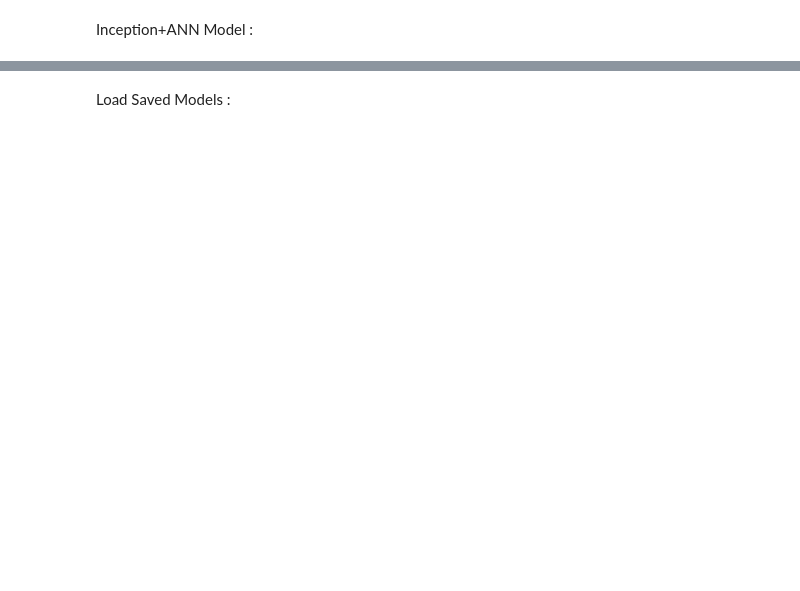
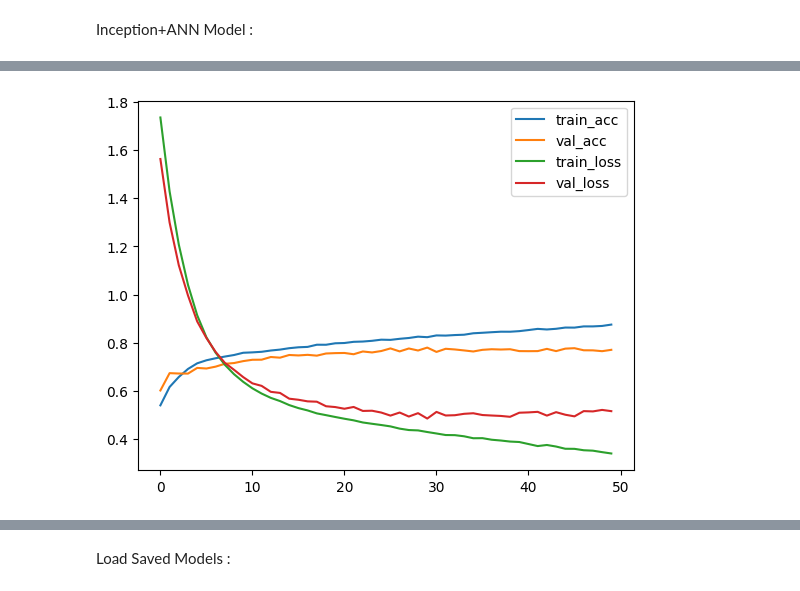
Before and after one commit to Sheldor7701/ResLysEmbed, a Jupyter notebook: Stacking.ipynb, the cells around one changed output, grey strips where cells are left out. Saved outputs shown, nothing was run; the diff lists cells and outputs as text; code cells hidden in the pictures; blank space fills up the shorter version.

```diff
--- a/Stacking.ipynb
+++ b/Stacking.ipynb
@@ -900,0 +903,97 @@ F1: 0.357080035180299
+# %%
+import tensorflow as tf
+from keras.layers import Input, Embedding, Conv1D, MaxPooling1D, Flatten, Dense, Dropout, Concatenate, Lambda
+from keras.models import Model
+from keras.optimizers import Adam
+from keras.losses import BinaryCrossentropy
+
+def inception_module(input_tensor):
+    # Branch 1: Conv1D with kernel size 1
+    branch1 = Conv1D(32, kernel_size=1, activation='relu', padding='same')(input_tensor)
+
+    # Branch 2: Conv1D with kernel size 3
+    branch2 = Conv1D(32, kernel_size=3, activation='relu', padding='same')(input_tensor)
+
+    # Branch 3: Conv1D with kernel size 5
+    branch3 = Conv1D(32, kernel_size=5, activation='relu', padding='same')(input_tensor)
+
+    # Branch 4: Conv1D with kernel size 7
+    branch4 = Conv1D(32, kernel_size=7, activation='relu', padding='same')(input_tensor)
+
+    # Branch 5: Conv1D with kernel size 9
+    branch5 = Conv1D(32, kernel_size=9, activation='relu', padding='same')(input_tensor)
+
+    # Branch 6: Conv1D with kernel size 11
+    branch6 = Conv1D(32, kernel_size=11, activation='relu', padding='same')(input_tensor)
+
+    # Branch 7: MaxPooling + Conv1D with kernel size 1
+    branch7 = MaxPooling1D(pool_size=3, strides=1, padding='same')(input_tensor)
+    branch7 = Conv1D(32, kernel_size=1, activation='relu', padding='same')(branch7)
+
+    # Concatenate all branches
+    output = Concatenate()([branch1, branch2, branch3, branch4, branch5, branch6, branch7])
+    return output
+
+def build_inception_model(input_shape_conv, input_shape_ann):
+    # Conv1D branch for sequence data
+    conv_input = Input(shape=input_shape_conv)
+
+    # Embedding layer
+    x_conv = Embedding(input_dim=64, output_dim=21, input_length=input_shape_conv[0])(conv_input)
+
+    # Apply Inception module instead of Conv1D
+    x_conv = inception_module(x_conv)
+
+    # MaxPooling and Flatten layers
+    x_conv = MaxPooling1D(pool_size=2)(x_conv)
+    x_conv = Flatten()(x_conv)
+
+    # Dense layer for sequence features
+    x_conv = Dense(16, activation='relu')(x_conv)
+    x_conv = Dropout(0.3)(x_conv)
+
+    # ANN branch for prot_t5 embeddings
+    ann_input = Input(shape=(input_shape_ann,))
+
+    # Simple Dense layer for ANN features
+    x_ann = Dense(64, activation='relu', kernel_regularizer = l2(0.01))(ann_input)
+    # x_ann = BatchNormalization()(x_ann)
+    x_ann = Dropout(0.6)(x_ann)
+    # x_ann = Dense(32, activation='relu')(x_ann)
+    # x_ann = BatchNormalization()(x_ann)
+    # x_ann = Dropout(0.3)(x_ann)
+
+    # Concatenate Conv1D (Inception) and ANN branches
+    combined = Concatenate()([x_conv, x_ann])
+
+    # Output layer
+    # x = Dense(16, activation='relu')(combined)
+    # x = Dropout(0.3)(x)
+    output_layer = Dense(1, activation='sigmoid')(combined)
+
+    # Build model
+    model = Model(inputs=[conv_input, ann_input], outputs=output_layer)
+
+    # Compile model
+    model.compile(optimizer=Adam(learning_rate=0.0001),
+                  loss=BinaryCrossentropy(),
+                  metrics=['accuracy'])
+
+    return model
+
+# Define the model with Conv1D input shape (33,) and ANN input shape 1024
+inception_model = build_inception_model((33,), 1024)
+inception_model.summary()
+
+
+# Fit the Inception model
+history = inception_model.fit([X_train, X_train_pt5], y_train, epochs=1000, batch_size=64, verbose=1,
+                               validation_data=([X_test, X_test_pt5], y_test),
+                                 callbacks=[EarlyStopping(monitor='val_loss', patience=20, restore_best_weights=True)])
+
+plot(history)
+
+# Evaluate the model
+evaluate_model(inception_model, X_val, X_val_pt5, y_val)
+evaluate_model(inception_model, X_test, X_test_pt5, y_test)
+# %% [output]
@@ -900,0 +1038 @@ F1: 0.357080035180299
+[figure, added]
```
Also changed, not shown: parts of 6 cells of this notebook, 2 other files.
